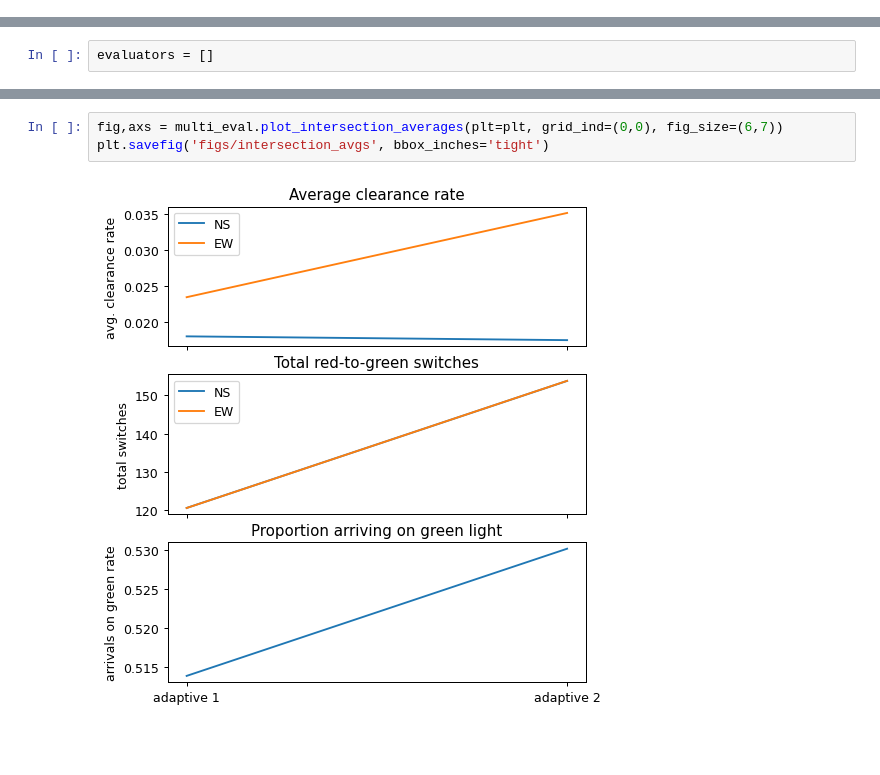
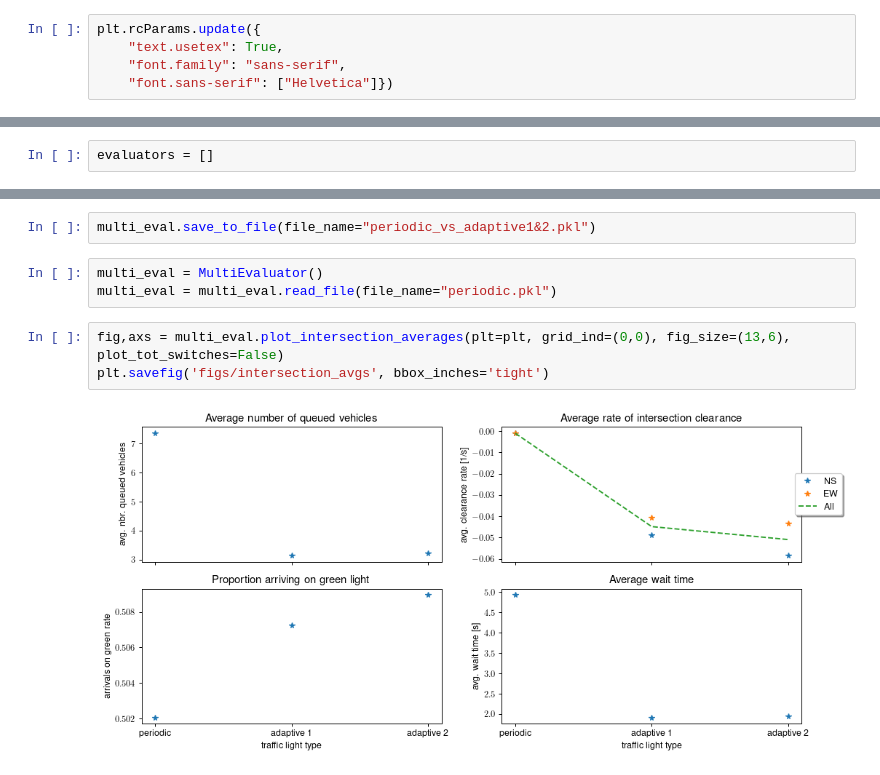
Before and after one commit to KingJohanna/vehicle-traffic-congestion-control, a Jupyter notebook: Evaluation_1x1.ipynb, the cells around one changed output, grey strips where cells are left out. Cells and saved outputs as stored; diff of their text form; blank space fills up the shorter version.

```diff
--- a/Evaluation_1x1.ipynb
+++ b/Evaluation_1x1.ipynb
@@ -4,6 +4,11 @@ import Model1
 import Model2
 from ModelEvaluation import Evaluator, MultiEvaluator
 import matplotlib.pyplot as plt
+# %%
+plt.rcParams.update({
+    "text.usetex": True,
+    "font.family": "sans-serif",
+    "font.sans-serif": ["Helvetica"]})
 # %% [markdown]
 *Periodic traffic lights*
 # %%
@@ -97,6 +80,11 @@ plt.savefig('figs/arrival_on_green', bbox_inches='tight')
+# %%
+multi_eval.save_to_file(file_name="periodic_vs_adaptive1&2.pkl")
+# %%
+multi_eval = MultiEvaluator()
+multi_eval = multi_eval.read_file(file_name="periodic.pkl")
 # %%
-fig,axs = multi_eval.plot_intersection_averages(plt=plt, grid_ind=(0,0), fig_size=(6,7))
+fig,axs = multi_eval.plot_intersection_averages(plt=plt, grid_ind=(0,0), fig_size=(13,6), plot_tot_switches=False)
 plt.savefig('figs/intersection_avgs', bbox_inches='tight')
 # %% [output]
-[figure, old version]
+[figure, new version]
 # %%
```
Also changed, not shown: parts of 15 cells of this notebook, 10 other files.
